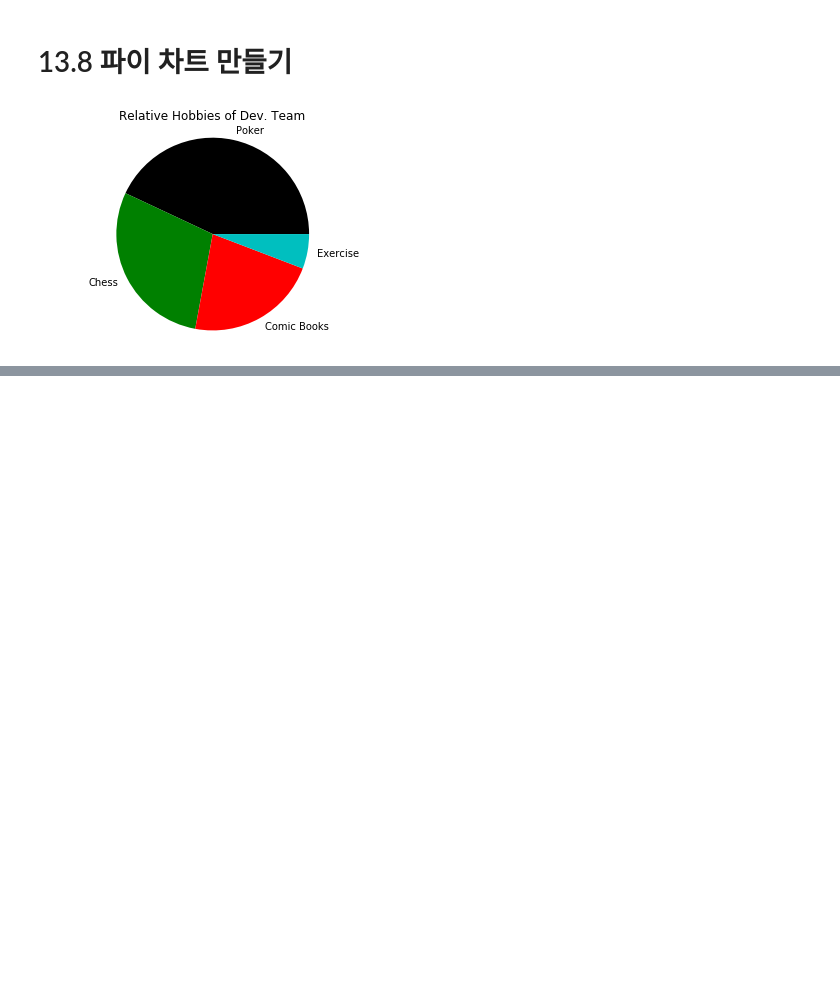
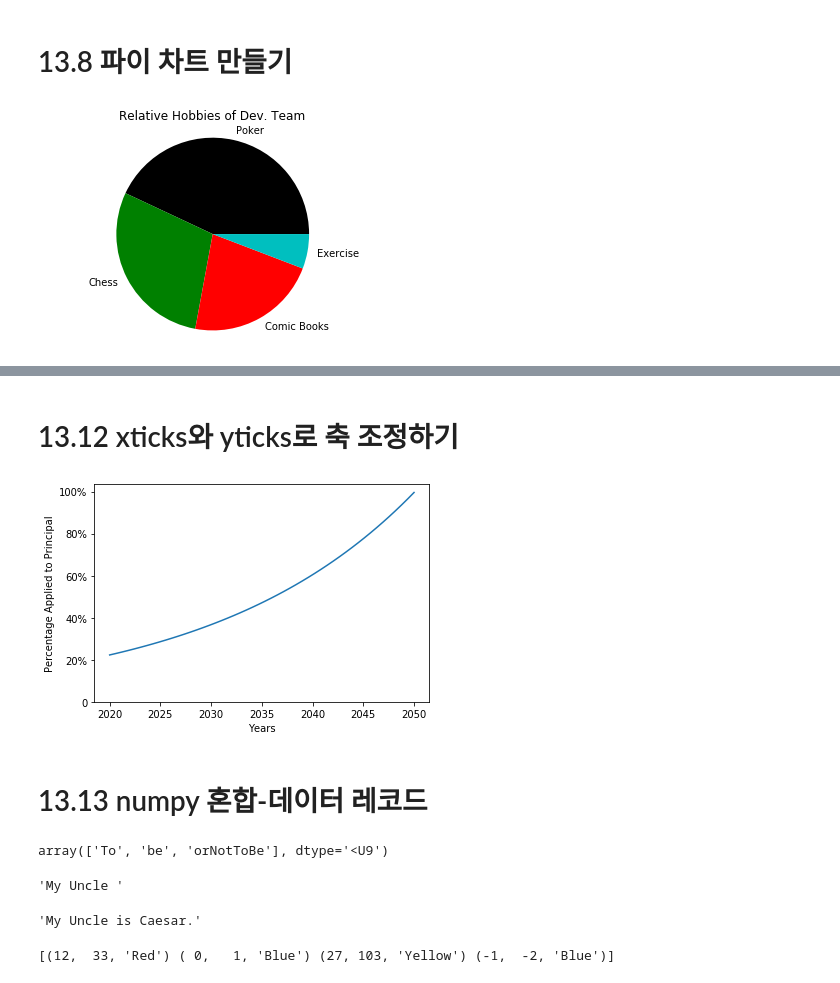
Before and after one commit to seturi/SuperchargedPython, a Jupyter notebook: Ch13.넘파이 고급 사용법.ipynb, the cells around one changed output, grey strips where cells are left out. Cells and saved outputs as stored; diff of their text form; code cells hidden in the pictures; blank space fills up the shorter version.

```diff
--- a/Ch13.넘파이 고급 사용법.ipynb
+++ b/Ch13.넘파이 고급 사용법.ipynb
@@ -267,0 +431,60 @@ plt.show()
+# %% [markdown]
+# 13.12 xticks와 yticks로 축 조정하기
+# %%
+import numpy as np
+import matplotlib.pyplot as plt
+
+# 기본 매개변수 설정
+rate = 0.05 / 12 # Assume 5% a year.
+nper = 30 * 12 # Assume 30 years on loan.
+pv = 155000 # $155,000 is amount of loan.
+
+# 지급 합계 생성
+Total = -1 * np.pmt(rate, nper, pv)
+
+# 합계 대비 월간 지급 비율(A) 그래프 그리기
+A = np.linspace(0, nper)
+B = -1 * np.ppmt(rate, A, nper, pv) / Total
+plt.plot(A, B)
+
+# 축 라벨 설정 및 출력
+plt.ylabel('Percentage Applied to Principal')
+
+plt.yticks(np.arange(0.0, 1.1, 0.2),
+           ('0', '20%', '40%','60%', '80%', '100%'))
+plt.xticks(np.arange(0, 361, 60),
+        ('2020', '2025', '2030', '2035', '2040',
+         '2045', '2050') )
+plt.xlabel('Years')
+
+plt.show()
+# %% [output]
+[figure, added]
+# %% [markdown]
+# 13.13 numpy 혼합-데이터 레코드
+# %%
+import numpy as np
+Words = np.array(('To', 'be', 'orNotToBe'))
+Words
+# %% [output]
+array(['To', 'be', 'orNotToBe'], dtype='<U9')
+# %%
+Words[0] = 'My Uncle is Caesar.'
+Words[0]
+# %% [output]
+'My Uncle '
+# %%
+Words = np.array(('To', 'be', 'orNotToBe'), dtype='U20')
+Words[0] = 'My Uncle is Caesar.'
+Words[0]
+# %% [output]
+'My Uncle is Caesar.'
+# %%
+X = np.array([(12, 33, 'Red'),
+              (0, 1, 'Blue'),
+              (27, 103, 'Yellow'),
+              (-1, -2, 'Blue')],
+      dtype = [('a', 'i4'), ('b', 'i4'), ('color', 'U10')])
+print(X)
+# %% [output]
+[(12,  33, 'Red') ( 0,   1, 'Blue') (27, 103, 'Yellow') (-1,  -2, 'Blue')]
```
Also changed, not shown: parts of 36 cells of this notebook.
